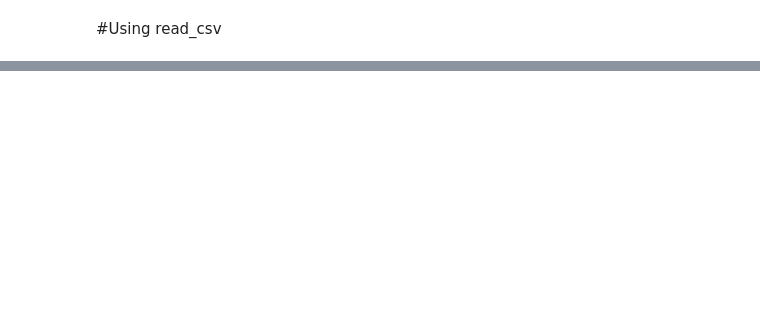
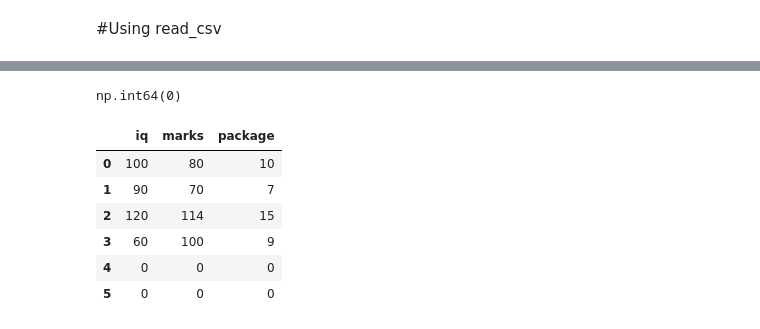
Before and after one commit to GitAnkit-hub/Learning-Pandas, a Jupyter notebook: 01dataframes.ipynb, the cells around one changed output, grey strips where cells are left out. Saved outputs shown, nothing was run; the diff lists cells and outputs as text; code cells hidden in the pictures; blank space fills up the shorter version.

```diff
--- a/01dataframes.ipynb
+++ b/01dataframes.ipynb
@@ -60,0 +287,26 @@ ipl.head(2)
+# %%
+#duplicated
+mvs.duplicated()
+
+# false-> that particular row is not duplicated
+mvs.duplicated().sum()
+# %% [output]
+np.int64(0)
+# %%
+student_dict={
+    'iq':[100,90,120,60,0,0],
+    'marks':[80,70,114,100,0,0],
+    'package':[10,7,15,9,0,0]
+}
+
+students = pd.DataFrame(student_dict)   # no need to mention columns explicity here.
+# %%
+students
+# %% [output]
+|  | iq | marks | package |
+| 0 | 100 | 80 | 10 |
+| 1 | 90 | 70 | 7 |
+| 2 | 120 | 114 | 15 |
+| 3 | 60 | 100 | 9 |
+| 4 | 0 | 0 | 0 |
+| 5 | 0 | 0 | 0 |
```
Also changed, not shown: parts of 25 cells of this notebook.
